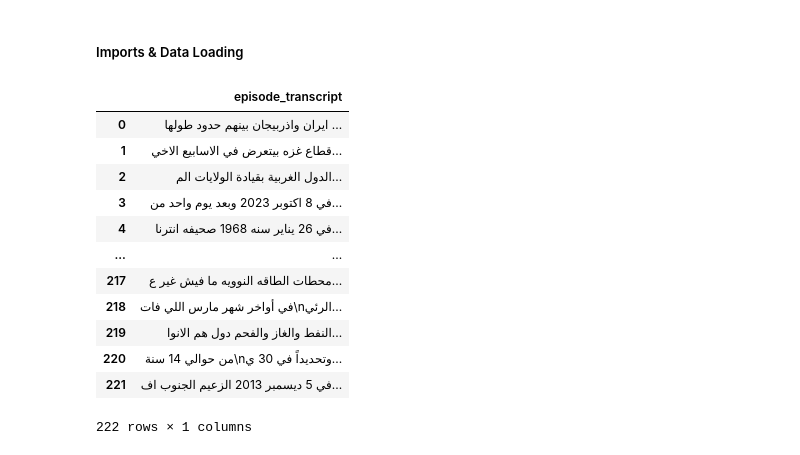
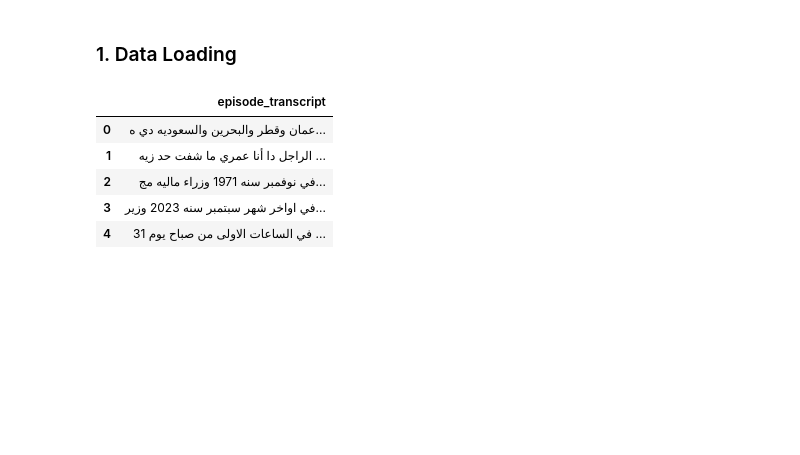
Before and after one commit to OMAR-AHMED-SAAD/NLP_PROJECT_111, a Jupyter notebook: preprocessing.ipynb, the cells around one changed output. Drawn from its saved outputs; the diff is of its cells as text; code cells hidden in the pictures; blank space fills up the shorter version.

```diff
--- a/preprocessing.ipynb
+++ b/preprocessing.ipynb
@@ -3,2 +10,2 @@
 # %% [markdown]
-##### Imports & Data Loading
+### 1. Data Loading
@@ -17,19 +21,13 @@ def read_episodes_files(file_path: str) -> pd.DataFrame:
                 episodes_files.append(f.read())
     df = pd.DataFrame(episodes_files, columns=['episode_transcript'])
     return df
-# %%
-read_episodes_files('Al_Mokhbir_Al_Eqtisadi/raw_data/')
-# %% [output]
-|  | episode_transcript |
-| 0 | ايران واذربيجان بينهم حدود طولها ... |
-| 1 | قطاع غزه بيتعرض في الاسابيع الاخي... |
-| 2 | الدول الغربية بقيادة الولايات الم... |
-| 3 | في 8 اكتوبر 2023 وبعد يوم واحد من... |
-| 4 | في 26 يناير سنه 1968 صحيفه انترنا... |
-| ... | ... |
-| 217 | محطات الطاقه النوويه ما فيش غير ع... |
-| 218 | في أواخر شهر مارس اللي فات\nالرئي... |
-| 219 | النفط والغاز والفحم دول هم الانوا... |
-| 220 | من حوالي 14 سنة\nوتحديداً في 30 ي... |
-| 221 | في 5 ديسمبر 2013 الزعيم الجنوب اف... |
-222 rows × 1 columns
+# %%
+df = read_episodes_files('Al_Mokhbir_Al_Eqtisadi/raw_data/')
+df.head()
+# %% [output]
+|  | episode_transcript |
+| 0 | عمان وقطر والبحرين والسعوديه دي ه... |
+| 1 | الراجل دا أنا عمري ما شفت حد زيه ... |
+| 2 | في نوفمبر سنه 1971 وزراء ماليه مج... |
+| 3 | في اواخر شهر سبتمبر سنه 2023 وزير... |
+| 4 | في الساعات الاولى من صباح يوم 31 ... |
```
Also changed, not shown: parts of 12 cells of this notebook.
